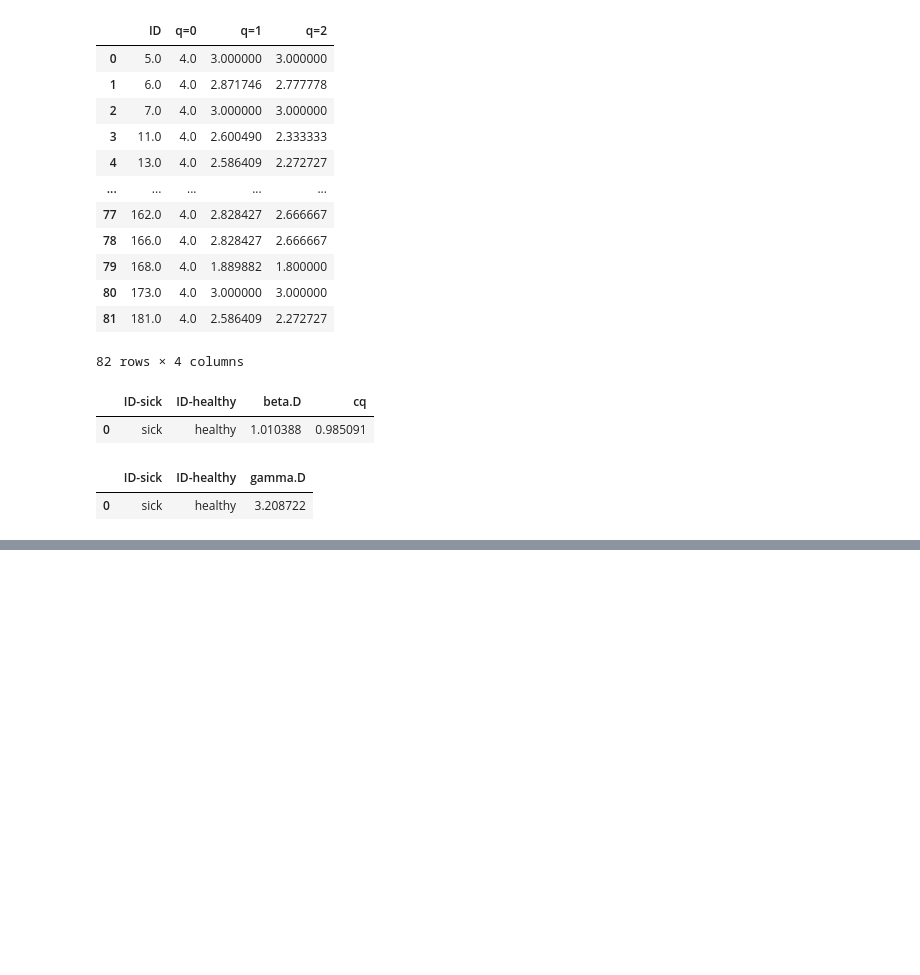
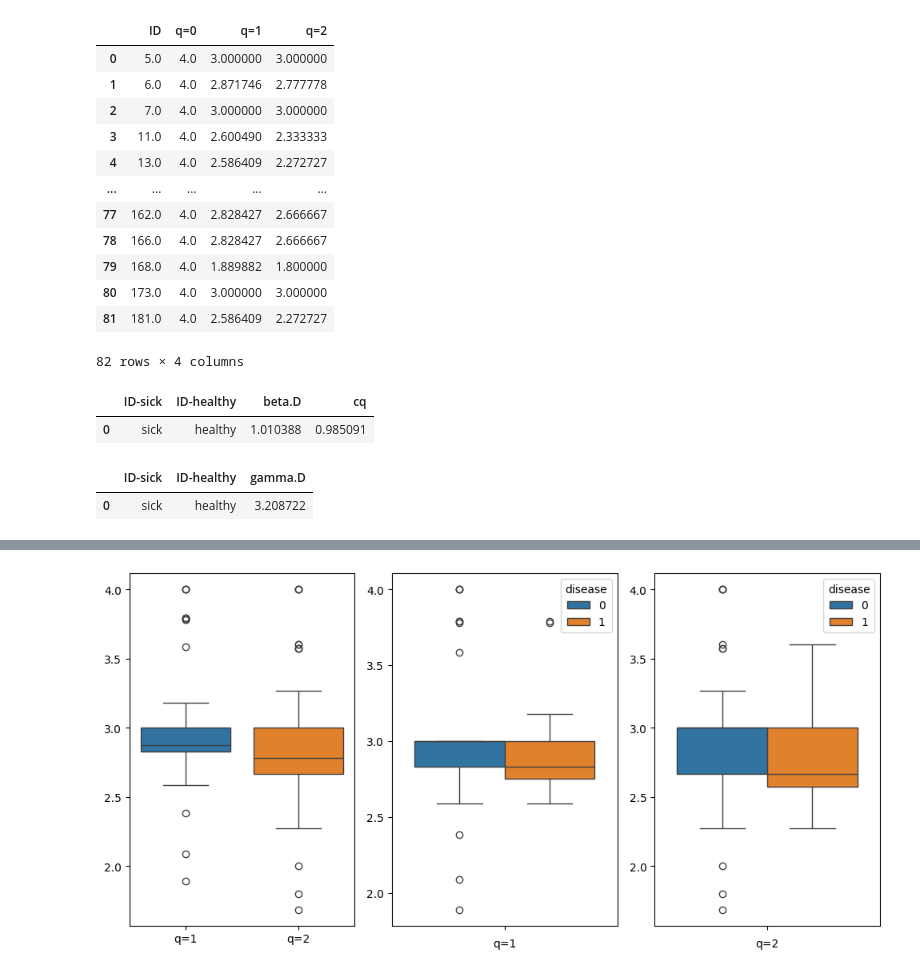
Before and after one commit to blackturtle71/obesityxmutations, a Jupyter notebook: scripts/div_calc.ipynb, the cells around one changed output, grey strips where cells are left out. Drawn from its saved outputs; the diff is of its cells as text; code cells hidden in the pictures; blank space fills up the shorter version.

Commit message:
add alpha div visualization

```diff
--- a/scripts/div_calc.ipynb
+++ b/scripts/div_calc.ipynb
@@ -245,3 +241,8 @@ Res
 # %% [output]
 |  | ID-sick | ID-healthy | gamma.D |
 | 0 | sick | healthy | 3.208722 |
+# %%
+anamnesis = pd.read_csv('../data/anamnesis.csv', index_col=0)
+anamnesis = anamnesis.iloc[:,0].map({"МС":1, "ГС":0, "УЗД":0})
+Alpha = Alpha.set_index('ID')
+Alpha['disease'] = anamnesis.reindex(Alpha.index)
@@ -247,0 +266,13 @@ Res
+# %%
+fig, axes = plt.subplots(1, 3, figsize=(10, 5))
+sns.boxplot(data=Alpha[['q=1','q=2']], ax=axes[0])
+sns.boxplot(data=Alpha, y='q=1', hue='disease', ax=axes[1])
+sns.boxplot(data=Alpha, y='q=2', hue='disease', ax=axes[2])
+axes[1].set_xlabel('q=1')
+axes[1].set_ylabel('')
+axes[2].set_xlabel('q=2')
+axes[2].set_ylabel('')
+plt.tight_layout()
+plt.show()
+# %% [output]
+[figure, added]
```
Also changed, not shown: parts of 3 cells of this notebook.
